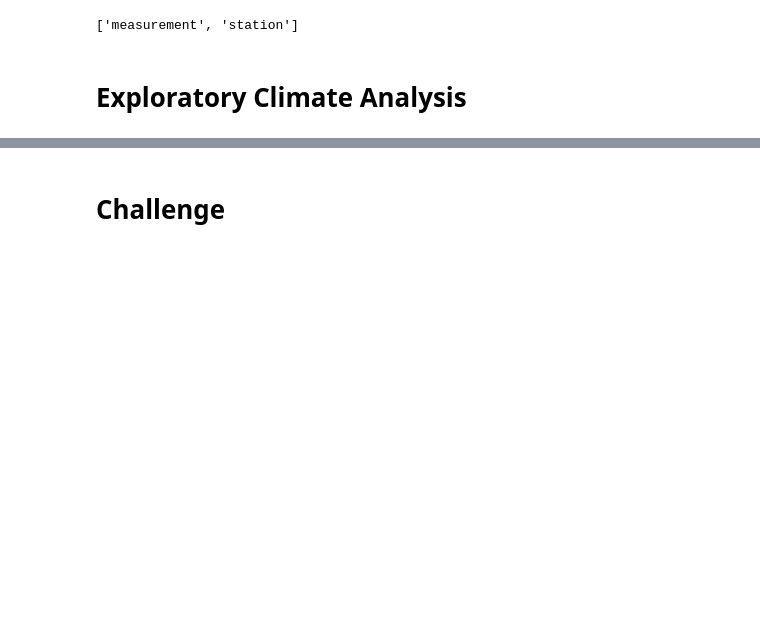
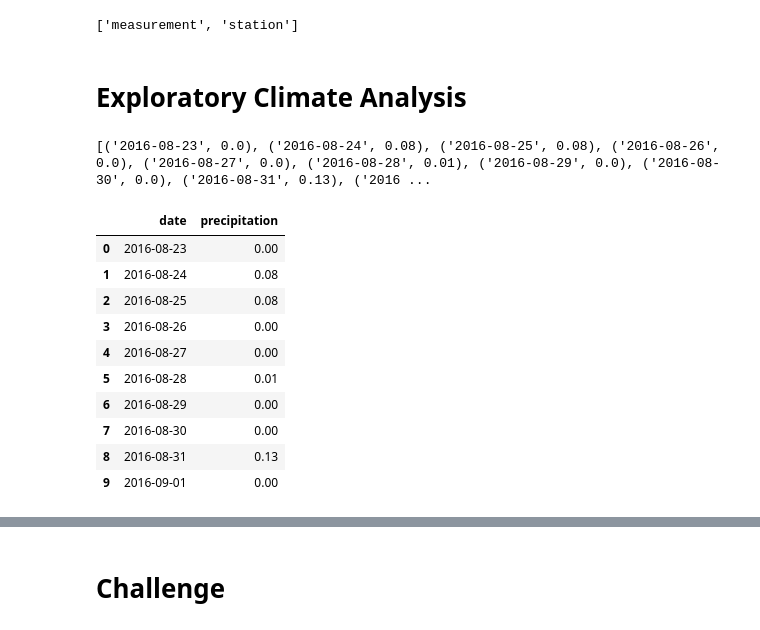
Before and after one commit to adavisfoy/Surfs_Up, a Jupyter notebook: climate_analysis.ipynb, the cells around one changed output, grey strips where cells are left out. Cells and saved outputs as stored; diff of their text form; code cells hidden in the pictures; blank space fills up the shorter version.

```diff
--- a/climate_analysis.ipynb
+++ b/climate_analysis.ipynb
@@ -59,0 +54,27 @@ session = Session(engine)
+# %%
+# Perform a query to retrieve the data and precipitation scores
+# Create a variable to store the results of the query
+# all queries in SQLAlchemy will use session.query() function - how we'll begin all of our queries in SQLAlchemy
+# Filter for correct date range with .filter
+# Extract results to a list with .all()
+results = []
+results = session.query(Measurement.date, Measurement.prcp).filter(Measurement.date >= prev_year).all()
+print(results)
+# %% [output]
+[('2016-08-23', 0.0), ('2016-08-24', 0.08), ('2016-08-25', 0.08), ('2016-08-26', 0.0), ('2016-08-27', 0.0), ('2016-08-28', 0.01), ('2016-08-29', 0.0), ('2016-08-30', 0.0), ('2016-08-31', 0.13), ('2016 ...
+# %%
+# Save the query results by putting in Pandas DataFrame
+df = pd.DataFrame(results, columns=['date','precipitation'])
+df.head(10)
+# %% [output]
+|  | date | precipitation |
+| 0 | 2016-08-23 | 0.00 |
+| 1 | 2016-08-24 | 0.08 |
+| 2 | 2016-08-25 | 0.08 |
+| 3 | 2016-08-26 | 0.00 |
+| 4 | 2016-08-27 | 0.00 |
+| 5 | 2016-08-28 | 0.01 |
+| 6 | 2016-08-29 | 0.00 |
+| 7 | 2016-08-30 | 0.00 |
+| 8 | 2016-08-31 | 0.13 |
+| 9 | 2016-09-01 | 0.00 |
```
Also changed, not shown: parts of 6 cells of this notebook.
